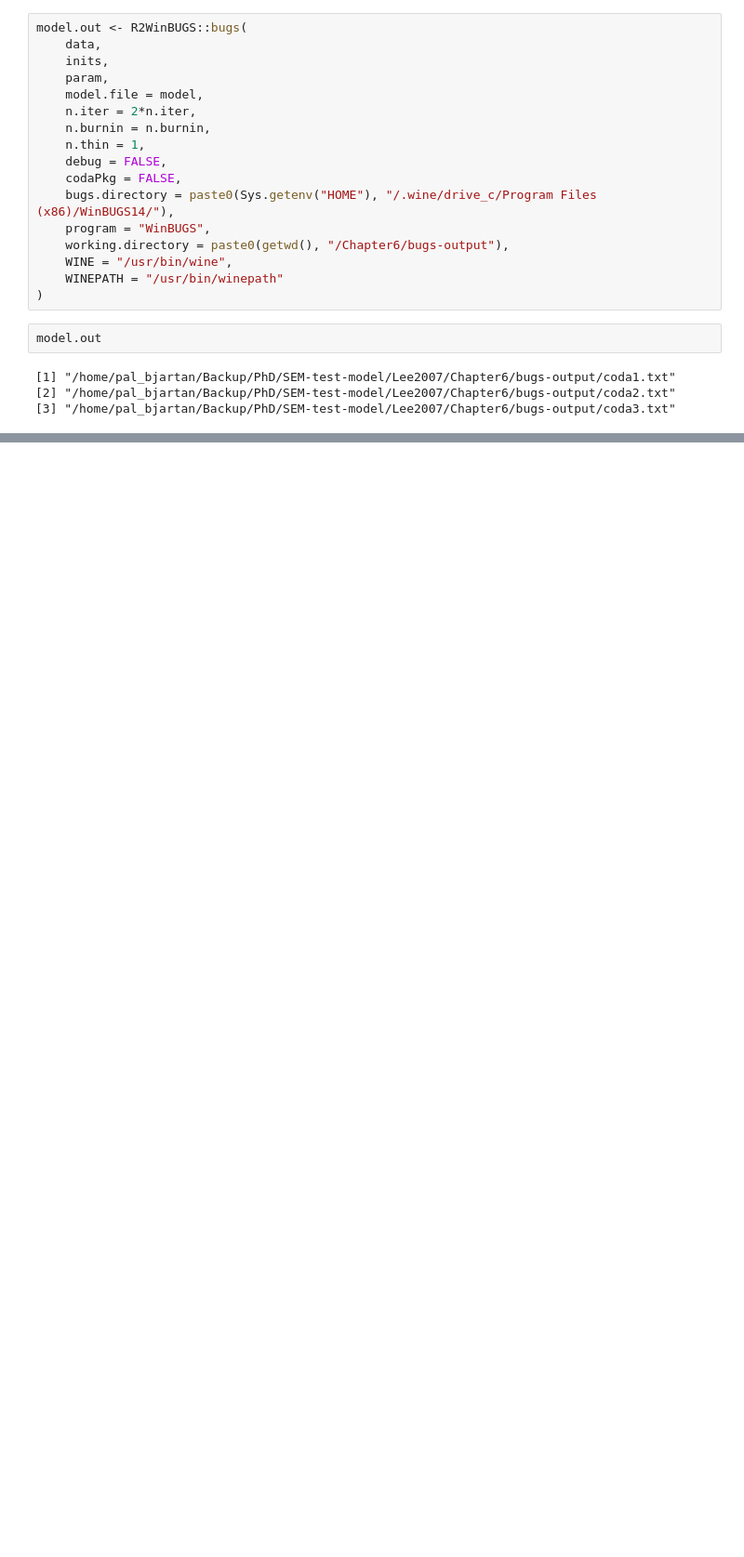
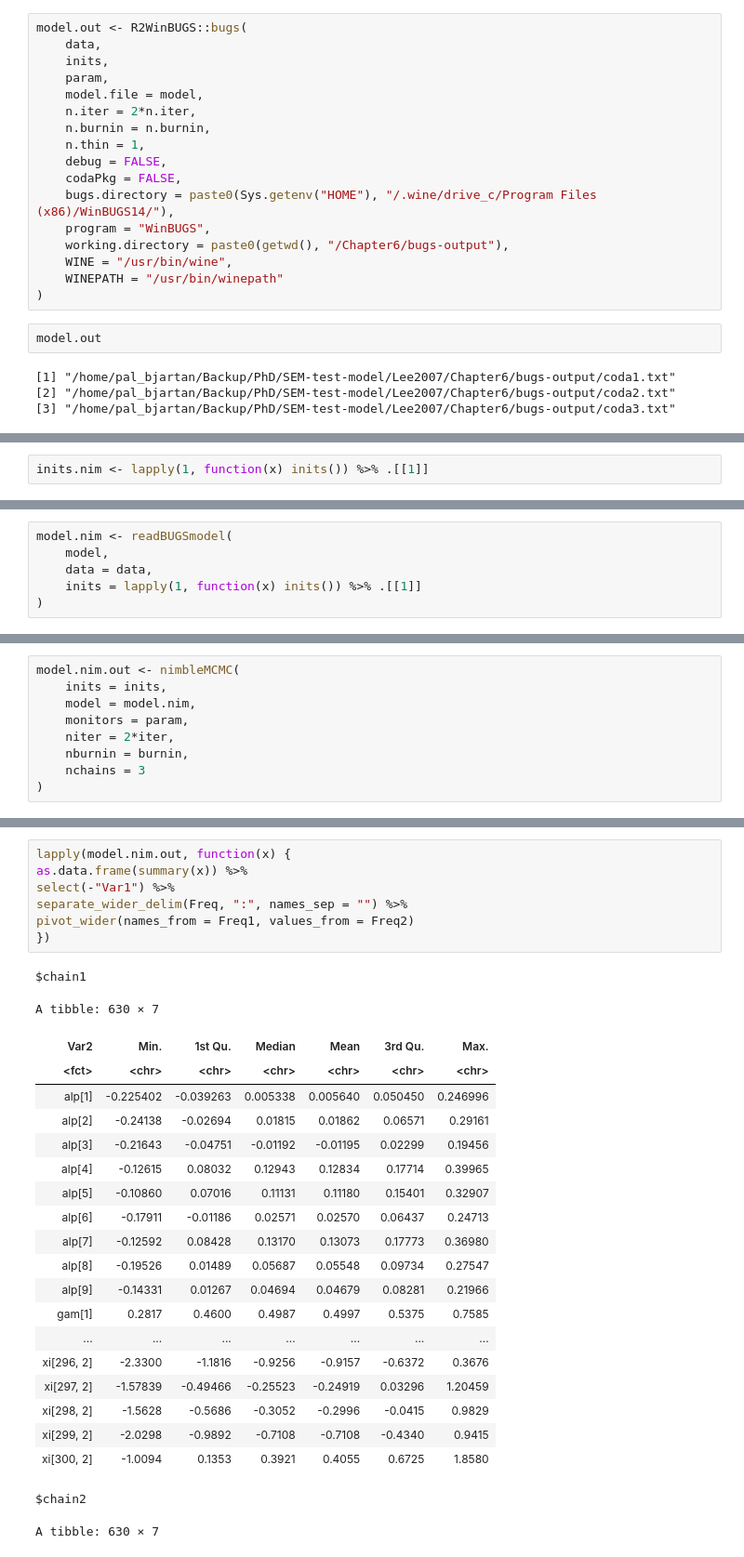
Before and after one commit to pehkawn/Lee2007, a Jupyter notebook: Chapter4/ch4-R2OpenBUGS-codes.ipynb, the cells around one changed output, grey strips where cells are left out. Shown at 93% size. Cells and saved outputs as stored; diff of their text form; blank space fills up the shorter version.

```diff
--- a/Chapter4/ch4-R2OpenBUGS-codes.ipynb
+++ b/Chapter4/ch4-R2OpenBUGS-codes.ipynb
@@ -295,0 +399,2 @@ model.out
+# %%
+inits.nim <- lapply(1, function(x) inits()) %>% .[[1]]
@@ -295,0 +480,6 @@ model.out
+# %%
+model.nim <- readBUGSmodel(
+    model,
+    data = data,
+    inits = lapply(1, function(x) inits()) %>% .[[1]]
+)
@@ -295,0 +504,9 @@ model.out
+# %%
+model.nim.out <- nimbleMCMC(
+    inits = inits,
+    model = model.nim,
+    monitors = param,
+    niter = 2*iter,
+    nburnin = burnin,
+    nchains = 3
+)
@@ -295,0 +527,30 @@ model.out
+# %%
+lapply(model.nim.out, function(x) {
+as.data.frame(summary(x)) %>%
+select(-"Var1") %>%
+separate_wider_delim(Freq, ":", names_sep = "") %>%
+pivot_wider(names_from = Freq1, values_from = Freq2)
+})
+# %% [output]
+$chain1
+A tibble: 630 × 7
+| Var2 | Min. | 1st Qu. | Median | Mean | 3rd Qu. | Max. |
+| <fct> | <chr> | <chr> | <chr> | <chr> | <chr> | <chr> |
+| alp[1] | -0.225402 | -0.039263 | 0.005338 | 0.005640 | 0.050450 | 0.246996 |
+| alp[2] | -0.24138 | -0.02694 | 0.01815 | 0.01862 | 0.06571 | 0.29161 |
+| alp[3] | -0.21643 | -0.04751 | -0.01192 | -0.01195 | 0.02299 | 0.19456 |
+| alp[4] | -0.12615 | 0.08032 | 0.12943 | 0.12834 | 0.17714 | 0.39965 |
+| alp[5] | -0.10860 | 0.07016 | 0.11131 | 0.11180 | 0.15401 | 0.32907 |
+| alp[6] | -0.17911 | -0.01186 | 0.02571 | 0.02570 | 0.06437 | 0.24713 |
+| alp[7] | -0.12592 | 0.08428 | 0.13170 | 0.13073 | 0.17773 | 0.36980 |
+| alp[8] | -0.19526 | 0.01489 | 0.05687 | 0.05548 | 0.09734 | 0.27547 |
+| alp[9] | -0.14331 | 0.01267 | 0.04694 | 0.04679 | 0.08281 | 0.21966 |
+| gam[1] | 0.2817 | 0.4600 | 0.4987 | 0.4997 | 0.5375 | 0.7585 |
+| ... | ... | ... | ... | ... | ... | ... |
+| xi[296, 2] | -2.3300 | -1.1816 | -0.9256 | -0.9157 | -0.6372 | 0.3676 |
+| xi[297, 2] | -1.57839 | -0.49466 | -0.25523 | -0.24919 | 0.03296 | 1.20459 |
+| xi[298, 2] | -1.5628 | -0.5686 | -0.3052 | -0.2996 | -0.0415 | 0.9829 |
+| xi[299, 2] | -2.0298 | -0.9892 | -0.7108 | -0.7108 | -0.4340 | 0.9415 |
+| xi[300, 2] | -1.0094 | 0.1353 | 0.3921 | 0.4055 | 0.6725 | 1.8580 |
+$chain2
+A tibble: 630 × 7
```
Also changed, not shown: parts of 26 cells of this notebook, 15 other files.
